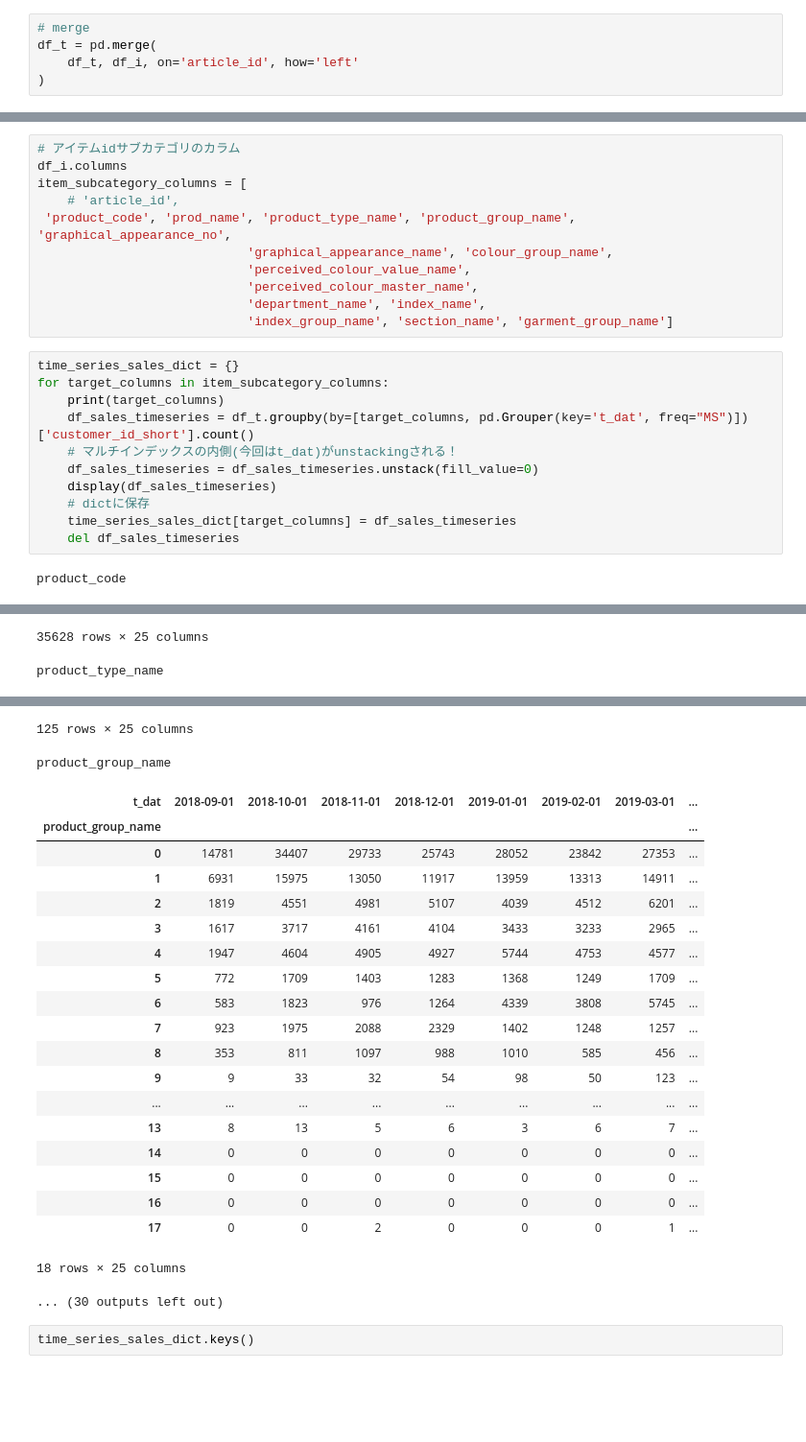
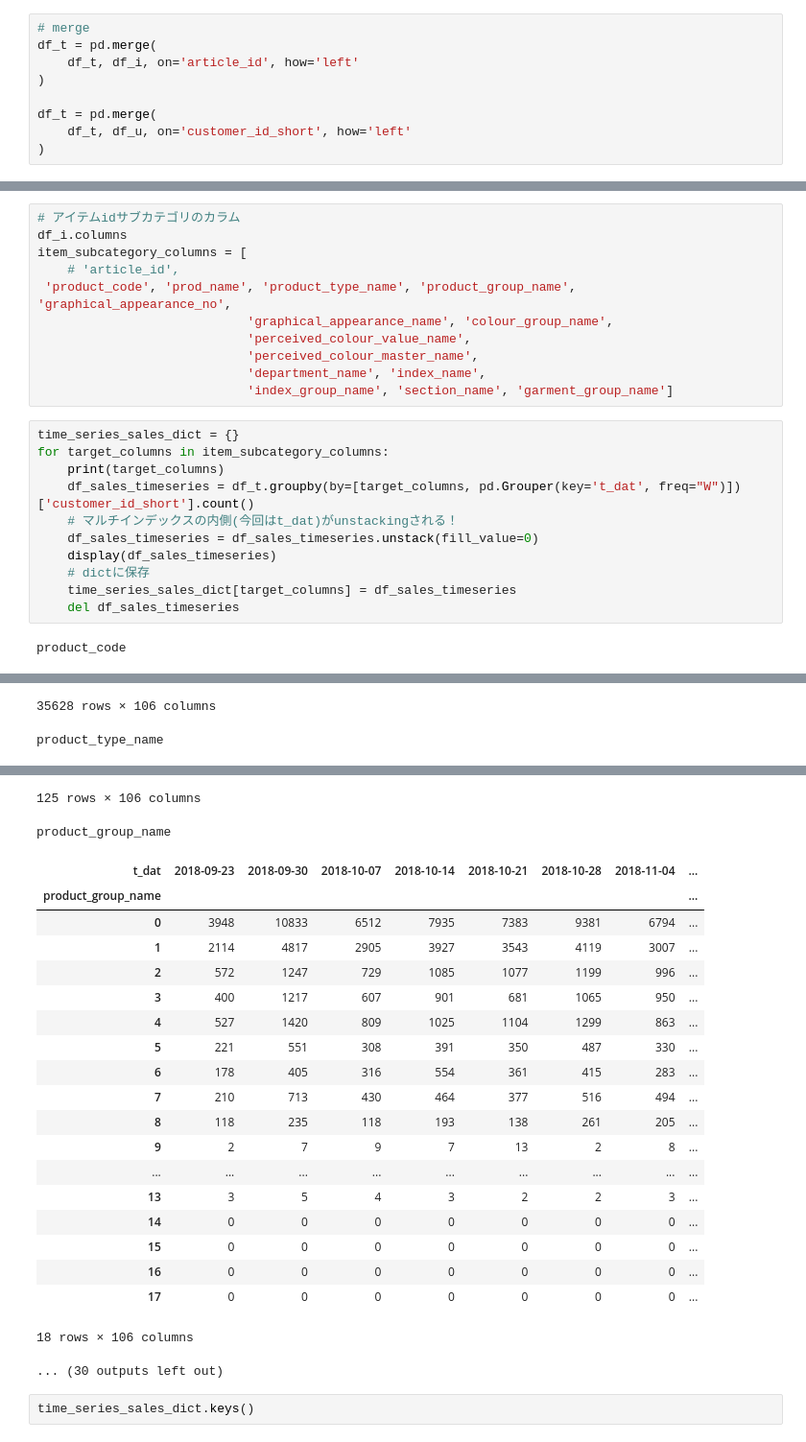
Before and after one commit to morinota/H_and_M_Personalized_Fashion_Recommendations, a Jupyter notebook: feature/item_feature.ipynb, the cells around one changed output, grey strips where cells are left out. Shown at 96% size. Cells and saved outputs as stored; diff of their text form; blank space fills up the shorter version.

```diff
--- a/feature/item_feature.ipynb
+++ b/feature/item_feature.ipynb
@@ -126,3 +129,7 @@ if Colab_bool :
 df_t = pd.merge(
     df_t, df_i, on='article_id', how='left'
 )
+
+df_t = pd.merge(
+    df_t, df_u, on='customer_id_short', how='left'
+)
@@ -252,7 +256,7 @@ item_subcategory_columns = [
 time_series_sales_dict = {}
 for target_columns in item_subcategory_columns:
     print(target_columns)
-    df_sales_timeseries = df_t.groupby(by=[target_columns, pd.Grouper(key='t_dat', freq="MS")])['customer_id_short'].count()
+    df_sales_timeseries = df_t.groupby(by=[target_columns, pd.Grouper(key='t_dat', freq="W")])['customer_id_short'].count()
     # マルチインデックスの内側(今回はt_dat)がunstackingされる！
     df_sales_timeseries = df_sales_timeseries.unstack(fill_value=0)
     display(df_sales_timeseries)
@@ -292,2 +296,2 @@ prod_name
-35628 rows × 25 columns
+35628 rows × 106 columns
 product_type_name
@@ -306,25 +310,25 @@ product_type_name
 | 130 | 0 | 0 | 0 | 0 | 0 | 0 | 0 | ... |
-125 rows × 25 columns
+125 rows × 106 columns
 product_group_name
-| t_dat | 2018-09-01 | 2018-10-01 | 2018-11-01 | 2018-12-01 | 2019-01-01 | 2019-02-01 | 2019-03-01 | ... |
+| t_dat | 2018-09-23 | 2018-09-30 | 2018-10-07 | 2018-10-14 | 2018-10-21 | 2018-10-28 | 2018-11-04 | ... |
 | product_group_name |  |  |  |  |  |  |  | ... |
-| 0 | 14781 | 34407 | 29733 | 25743 | 28052 | 23842 | 27353 | ... |
-| 1 | 6931 | 15975 | 13050 | 11917 | 13959 | 13313 | 14911 | ... |
-| 2 | 1819 | 4551 | 4981 | 5107 | 4039 | 4512 | 6201 | ... |
-| 3 | 1617 | 3717 | 4161 | 4104 | 3433 | 3233 | 2965 | ... |
-| 4 | 1947 | 4604 | 4905 | 4927 | 5744 | 4753 | 4577 | ... |
-| 5 | 772 | 1709 | 1403 | 1283 | 1368 | 1249 | 1709 | ... |
-| 6 | 583 | 1823 | 976 | 1264 | 4339 | 3808 | 5745 | ... |
-| 7 | 923 | 1975 | 2088 | 2329 | 1402 | 1248 | 1257 | ... |
-| 8 | 353 | 811 | 1097 | 988 | 1010 | 585 | 456 | ... |
-| 9 | 9 | 33 | 32 | 54 | 98 | 50 | 123 | ... |
+| 0 | 3948 | 10833 | 6512 | 7935 | 7383 | 9381 | 6794 | ... |
+| 1 | 2114 | 4817 | 2905 | 3927 | 3543 | 4119 | 3007 | ... |
+| 2 | 572 | 1247 | 729 | 1085 | 1077 | 1199 | 996 | ... |
+| 3 | 400 | 1217 | 607 | 901 | 681 | 1065 | 950 | ... |
+| 4 | 527 | 1420 | 809 | 1025 | 1104 | 1299 | 863 | ... |
+| 5 | 221 | 551 | 308 | 391 | 350 | 487 | 330 | ... |
+| 6 | 178 | 405 | 316 | 554 | 361 | 415 | 283 | ... |
+| 7 | 210 | 713 | 430 | 464 | 377 | 516 | 494 | ... |
+| 8 | 118 | 235 | 118 | 193 | 138 | 261 | 205 | ... |
+| 9 | 2 | 7 | 9 | 7 | 13 | 2 | 8 | ... |
 | ... | ... | ... | ... | ... | ... | ... | ... | ... |
-| 13 | 8 | 13 | 5 | 6 | 3 | 6 | 7 | ... |
+| 13 | 3 | 5 | 4 | 3 | 2 | 2 | 3 | ... |
 | 14 | 0 | 0 | 0 | 0 | 0 | 0 | 0 | ... |
 | 15 | 0 | 0 | 0 | 0 | 0 | 0 | 0 | ... |
 | 16 | 0 | 0 | 0 | 0 | 0 | 0 | 0 | ... |
-| 17 | 0 | 0 | 2 | 0 | 0 | 0 | 1 | ... |
+| 17 | 0 | 0 | 0 | 0 | 0 | 0 | 0 | ... |
-18 rows × 25 columns
+18 rows × 106 columns
 ... (30 outputs left out)
 # %%
 time_series_sales_dict.keys()
```
Also changed, not shown: parts of 15 cells of this notebook, 2 other files.
